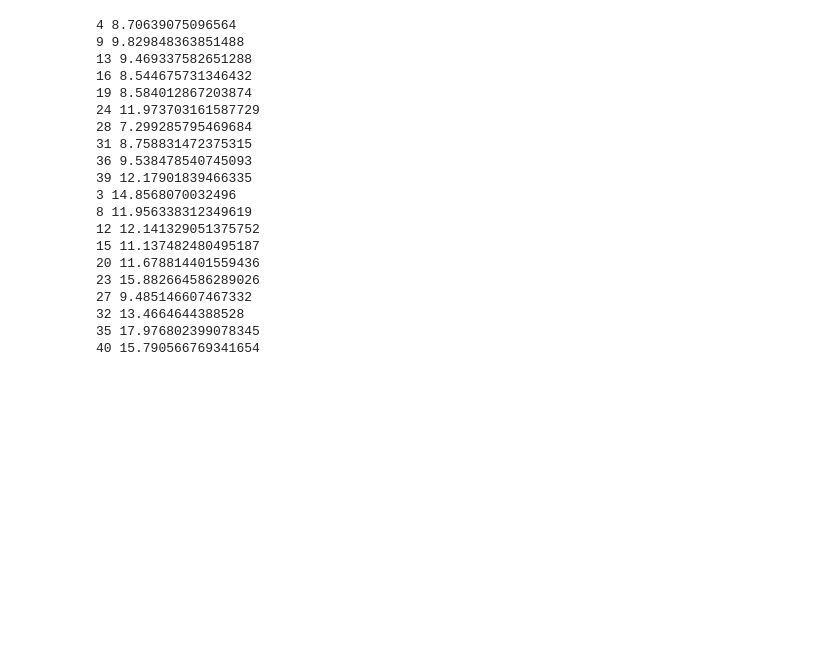
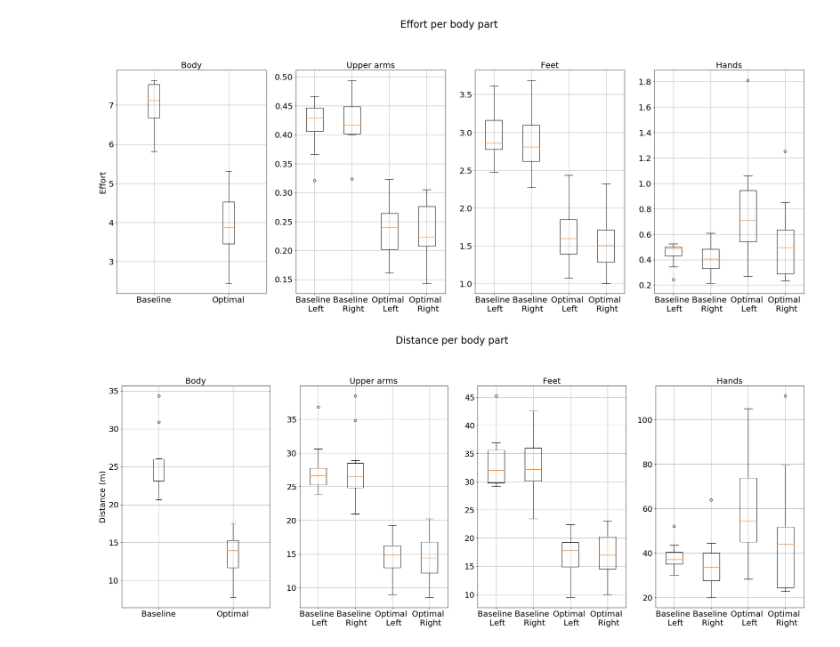
Before and after one commit to AndreeaStefan/SmartuistWrapper, a Jupyter notebook: evaluation/ResultsParticipants.ipynb, the cells around one changed output. Drawn from its saved outputs; the diff is of its cells as text; code cells hidden in the pictures; blank space fills up the shorter version.

```diff
--- a/evaluation/ResultsParticipants.ipynb
+++ b/evaluation/ResultsParticipants.ipynb
@@ -54,27 +115,44 @@ getGainPerPlayer(14, results)
 # %%
-mvmTimeBaseline, gainBaseline = getStatisticsPhase3(results, playersBaseline)
-mvmTimeOptimal, gainOptimal = getStatisticsPhase3(results, playersOptimal)
+results = readFromFile(path, 0)
+mvmTimeBaseline, gainBaseline, effortBaseline, distBaseline = getStatisticsPhase3(results, playersBaseline)
+mvmTimeOptimal, gainOptimal, effortOptimal, distOptimal  = getStatisticsPhase3(results, playersOptimal)
-# %% [output]
-4 8.70639075096564
-9 9.829848363851488
-13 9.469337582651288
-16 8.544675731346432
-19 8.584012867203874
-24 11.973703161587729
-28 7.299285795469684
-31 8.758831472375315
-36 9.538478540745093
-39 12.17901839466335
-3 14.8568070032496
-8 11.956338312349619
-12 12.141329051375752
-15 11.137482480495187
-20 11.678814401559436
-23 15.882664586289026
-27 9.485146607467332
-32 13.4664644388528
-35 17.976802399078345
-40 15.790566769341654
+# %%
+def plotResultsPerBodyPart(baseline, optimal, title, yLabel):
+
+    bodyParts = ["Body", "Left Upper Arm", "Right Upper Arm" , "Right Foot" , "Left Foot", "Left Hand" , "Right Hand", ]
+    baseline = np.array(baseline)
+    optimal = np.array(optimal)
+
+    fig, axs = plt.subplots(ncols = 4, figsize=(30,10))
+    fig.suptitle(title, y = 1.05)
+
+
+    axs[0].boxplot([ baseline[:, 0], optimal[:, 0]], labels= ["Baseline", "Optimal"])
+    axs[1].boxplot([ baseline[:, 1], baseline[:, 2], optimal[:,1], optimal[:,2]],
+                   labels= ["Baseline \n Left", "Baseline \n Right", "Optimal \n Left", "Optimal \n Right"])
+    axs[2].boxplot([ baseline[:, 4], baseline[:, 3], optimal[:, 4],  optimal[:, 3]],
+                   labels= ["Baseline \n Left", "Baseline \n Right", "Optimal \n Left", "Optimal \n Right"])
+
+    axs[3].boxplot([ baseline[:, 5], baseline[:, 6], optimal[:,5], optimal[:,6]],
+                   labels= ["Baseline \n Left", "Baseline \n Right", "Optimal \n Left", "Optimal \n Right" ])
+
+
+    axs[0].grid(True)
+    axs[1].grid(True)
+    axs[2].grid(True)
+    axs[3].grid(True)
+    axs[0].set_ylabel(yLabel)
+    axs[0].set_title('Body')
+    axs[1].set_title('Upper arms')
+    axs[2].set_title('Feet')
+    axs[3].set_title('Hands')
+    plt.show()
+
+plotResultsPerBodyPart(effortBaseline, effortOptimal, "Effort per body part", "Effort")
+plotResultsPerBodyPart(distBaseline, distOptimal, "Distance per body part", "Distance (m)")
+# %% [output]
+[figure, added]
+[figure, added]
 # %%
 plt.boxplot([mvmTimeBaseline, mvmTimeOptimal], labels= ["Baseline", "Optimal"])
 plt.title("Movement time")
```
Also changed, not shown: parts of 6 cells of this notebook, 1 other file.
